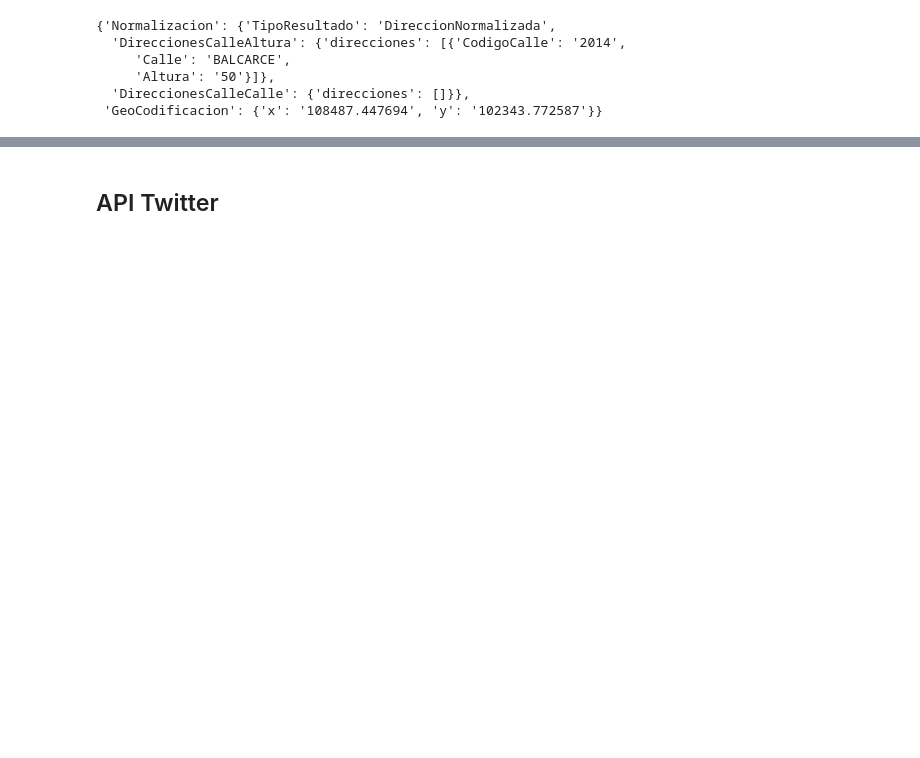
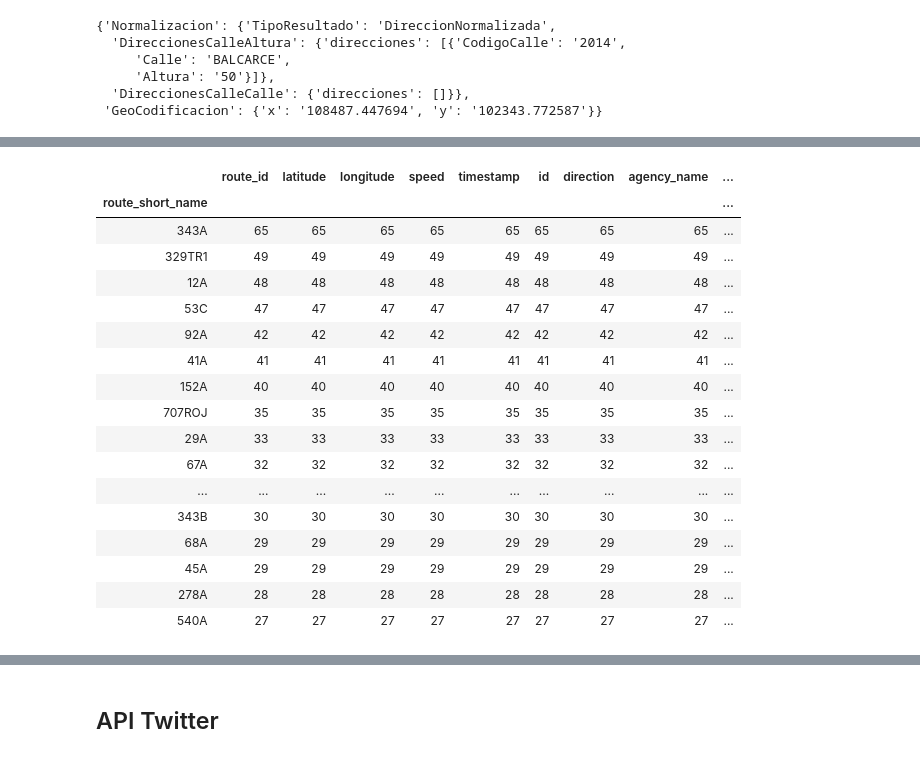
Before and after one commit to institutohumai/cursos-python, a Jupyter notebook: APIs/1_APIs_Geograficas/clase-1.ipynb, the cells around one changed output, grey strips where cells are left out. Cells and saved outputs as stored; diff of their text form; code cells hidden in the pictures; blank space fills up the shorter version.

```diff
--- a/APIs/1_APIs_Geograficas/clase-1.ipynb
+++ b/APIs/1_APIs_Geograficas/clase-1.ipynb
@@ -760,0 +844,23 @@ requests.get(
+# %%
+lineas = gdf.groupby(['route_short_name']).count()
+# %%
+lineas.sort_values('id', ascending=False).head(20)
+# %% [output]
+|  | route_id | latitude | longitude | speed | timestamp | id | direction | agency_name | ... |
+| route_short_name |  |  |  |  |  |  |  |  | ... |
+| 343A | 65 | 65 | 65 | 65 | 65 | 65 | 65 | 65 | ... |
+| 329TR1 | 49 | 49 | 49 | 49 | 49 | 49 | 49 | 49 | ... |
+| 12A | 48 | 48 | 48 | 48 | 48 | 48 | 48 | 48 | ... |
+| 53C | 47 | 47 | 47 | 47 | 47 | 47 | 47 | 47 | ... |
+| 92A | 42 | 42 | 42 | 42 | 42 | 42 | 42 | 42 | ... |
+| 41A | 41 | 41 | 41 | 41 | 41 | 41 | 41 | 41 | ... |
+| 152A | 40 | 40 | 40 | 40 | 40 | 40 | 40 | 40 | ... |
+| 707ROJ | 35 | 35 | 35 | 35 | 35 | 35 | 35 | 35 | ... |
+| 29A | 33 | 33 | 33 | 33 | 33 | 33 | 33 | 33 | ... |
+| 67A | 32 | 32 | 32 | 32 | 32 | 32 | 32 | 32 | ... |
+| ... | ... | ... | ... | ... | ... | ... | ... | ... | ... |
+| 343B | 30 | 30 | 30 | 30 | 30 | 30 | 30 | 30 | ... |
+| 68A | 29 | 29 | 29 | 29 | 29 | 29 | 29 | 29 | ... |
+| 45A | 29 | 29 | 29 | 29 | 29 | 29 | 29 | 29 | ... |
+| 278A | 28 | 28 | 28 | 28 | 28 | 28 | 28 | 28 | ... |
+| 540A | 27 | 27 | 27 | 27 | 27 | 27 | 27 | 27 | ... |
```
Also changed, not shown: parts of 21 cells of this notebook, 2 other files.
